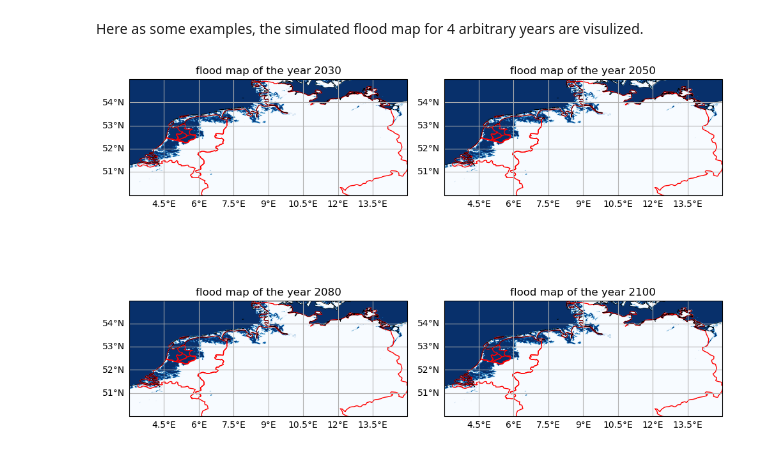
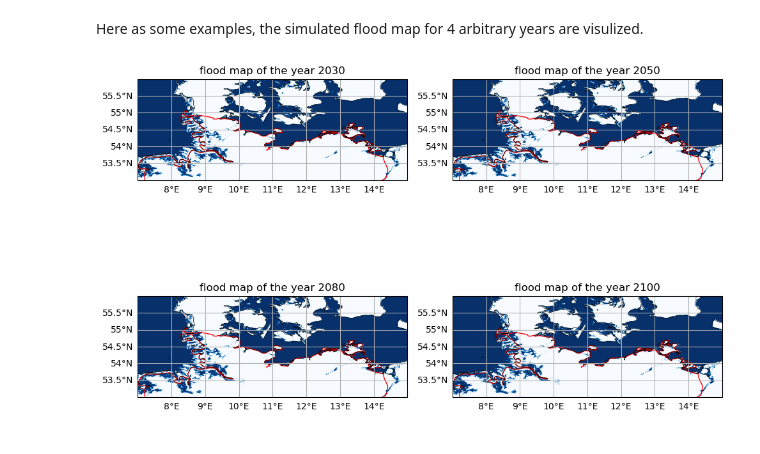
Before and after one commit to sahar7777/Sea-Level-Rise--Flood, a Jupyter notebook: notebook_code/Flood_Simulation.ipynb, the cells around one changed output. Cells and saved outputs as stored; diff of their text form; code cells hidden in the pictures.

```diff
--- a/notebook_code/Flood_Simulation.ipynb
+++ b/notebook_code/Flood_Simulation.ipynb
@@ -645,7 +618,7 @@ The Geoid and Bedrock dataset of the study area have the same extent, the resolu
 To visulize the computed DEM, we use Rasterio and Cartopy Libraries.
 # %%
 #DEM directory
-dem_path = '/home/sahar/SLR_Bonn_Polimi/output_tif/EU_DEM.tif'
+dem_path = '/home/sahar/SLR_Bonn_Polimi/output_tif/area_DEM.tif'
 
 #read DEM
 with rasterio.open(dem_path) as src:
@@ -679,7 +652,7 @@ ax.imshow(hillshade_array, cmap='gray', extent=[xmin, xmax, ymin, ymax], alpha=0
 #plot DEM
 cax = ax.imshow(dem_array, cmap= 'terrain', extent=[xmin, xmax, ymin, ymax], alpha=0.8, zorder=5)#GMT colormaps instead could be used
 plt.colorbar(cax, label='Elevation (m)', orientation='horizontal')
-plt.title('Digital Elevation Model (DEM) with Hillshade of Europe')
+plt.title('Digital Elevation Model (DEM) with Hillshade of area')
 gl = ax.gridlines(draw_labels=True)
 gl.right_labels = False
 gl.top_labels = False
@@ -696,9 +669,9 @@ In the next step, global MSS is clipped for the study area bounding box using gd
 #open Global MSS in gdal
 ds = gdal.Open("/home/sahar/SLR_Bonn_Polimi/Data/DTU/DTU15MSS_1min.tiff")
 #output direcory
-EU_MSS_path = '/home/sahar/SLR_Bonn_Polimi/output_tif/Europe_MSS.tif'
+area_MSS_path = '/home/sahar/SLR_Bonn_Polimi/output_tif/area_MSS.tif'
 #clip for bbox
-dsClip = gdal.Warp(EU_MSS_path, ds, cutlineDSName= area_bbox, cropToCutline = True,
+dsClip = gdal.Warp(area_MSS_path, ds, cutlineDSName= area_bbox, cropToCutline = True,
                   dstNodata = np.nan)
 array = dsClip.GetRasterBand(1).ReadAsArray()
 ds_Clip = None
@@ -706,7 +679,7 @@ ds_Clip = None
 ## Visualizing the Mean Sea Surface
 # %%
 #read mean sea surface in rasterio
-with rasterio.open(EU_MSS_path) as src:
+with rasterio.open(area_MSS_path) as src:
     #read the mean sea surface data as a numpy array
     mss_array = src.read(1)
 
@@ -724,7 +697,7 @@ def hillshade(array, azimuth, angle_altitude):
 hillshade_array = hillshade(mss_array, 330, 30)
 
 #get the extent of the mean sea surface
-with rasterio.open(EU_MSS_path) as src:
+with rasterio.open(area_MSS_path) as src:
     xmin, ymin, xmax, ymax = src.bounds
 
 projection = ccrs.PlateCarree()
@@ -895,10 +866,10 @@ As an illustrative demonstration, we present visualizations of sea level heights
 #define the directory for sea level height maps
 
 dir_SLH = {
-    'Sea level height of the year 2030': '/home/sahar/SLR_Bonn_Polimi/output_tif/sea_level_maps/EU_SLH_2030.tif',
-    'Sea level height of the year 2050': '/home/sahar/SLR_Bonn_Polimi/output_tif/sea_level_maps/EU_SLH_2050.tif',
-    'Sea level height of the year 2080': '/home/sahar/SLR_Bonn_Polimi/output_tif/sea_level_maps/EU_SLH_2080.tif',
-    'Sea level height of the year 2100': '/home/sahar/SLR_Bonn_Polimi/output_tif/sea_level_maps/EU_SLH_2100.tif',
+    'Sea level height of the year 2030': '/home/sahar/SLR_Bonn_Polimi/output_tif/sea_level_maps_DE/area_SLH_2030.tif',
+    'Sea level height of the year 2050': '/home/sahar/SLR_Bonn_Polimi/output_tif/sea_level_maps_DE/area_SLH_2050.tif',
+    'Sea level height of the year 2080': '/home/sahar/SLR_Bonn_Polimi/output_tif/sea_level_maps_DE/area_SLH_2080.tif',
+    'Sea level height of the year 2100': '/home/sahar/SLR_Bonn_Polimi/output_tif/sea_level_maps_DE/area_SLH_2100.tif',
 }
 
 # define the common projection
@@ -985,38 +956,38 @@ Here as some examples, the simulated flood map for 4 arbitrary years are visuliz
 #plotting sample flood maps
 #list of the flood maps
 dir_floods = {
-    'flood map of the year 2030': '/home/sahar/SLR_Bonn_Polimi/output_tif/flood_maps/EU_flood_2030.tif',
-    'flood map of the year 2050': '/home/sahar/SLR_Bonn_Polimi/output_tif/flood_maps/EU_flood_2050.tif',
-    'flood map of the year 2080': '/home/sahar/SLR_Bonn_Polimi/output_tif/flood_maps/EU_flood_2080.tif',
-    'flood map of the year 2100': '/home/sahar/SLR_Bonn_Polimi/output_tif/flood_maps/EU_flood_2100.tif',
+    'flood map of the year 2030': '/home/sahar/SLR_Bonn_Polimi/output_tif/flood_maps_DE/area_flood_2030.tif',
+    'flood map of the year 2050': '/home/sahar/SLR_Bonn_Polimi/output_tif/flood_maps_DE/area_flood_2050.tif',
+    'flood map of the year 2080': '/home/sahar/SLR_Bonn_Polimi/output_tif/flood_maps_DE/area_flood_2080.tif',
+    'flood map of the year 2100': '/home/sahar/SLR_Bonn_Polimi/output_tif/flood_maps_DE/area_flood_2100.tif',
 }
 
 crs = ccrs.PlateCarree()
 fig, axs = plt.subplots(2, 2, figsize=(10, 8), subplot_kw={'projection': crs})
 
 for ax, (title, file_path) in zip(axs.flat, dir_floods.items()):
     with rasterio.open(file_path) as src:
         flood_map = src.read(1)
         transform = src.transform
         bounds = src.bounds
 
     extent = [bounds.left, bounds.right, bounds.bottom, bounds.top]
 
     im = ax.imshow(flood_map, extent=extent, cmap='Blues', vmin=0, vmax=1, origin='upper', transform=crs)
 
     ax.set_title(title)
     #adding the country administrative boundries to the plot
     shapefile = gpd.read_file(area_adm_path)
     #create geodataframe out of the shapefile of boundries
     gdf = gpd.GeoDataFrame(geometry=shapefile["geometry"])
     #Add the area-adm to the plot
     ax.add_geometries(gdf["geometry"], crs=ccrs.PlateCarree(), facecolor="none", edgecolor="red")
     gl = ax.gridlines(draw_labels=True)
     gl.right_labels = False
     gl.top_labels = False
     ax.coastlines(resolution='10m', color='black', linewidth=0.5)
 
 plt.tight_layout()
 plt.show()
 # %% [output]
-[figure, old version]
+[figure, new version]
```
Also changed, not shown: parts of 47 cells of this notebook.
